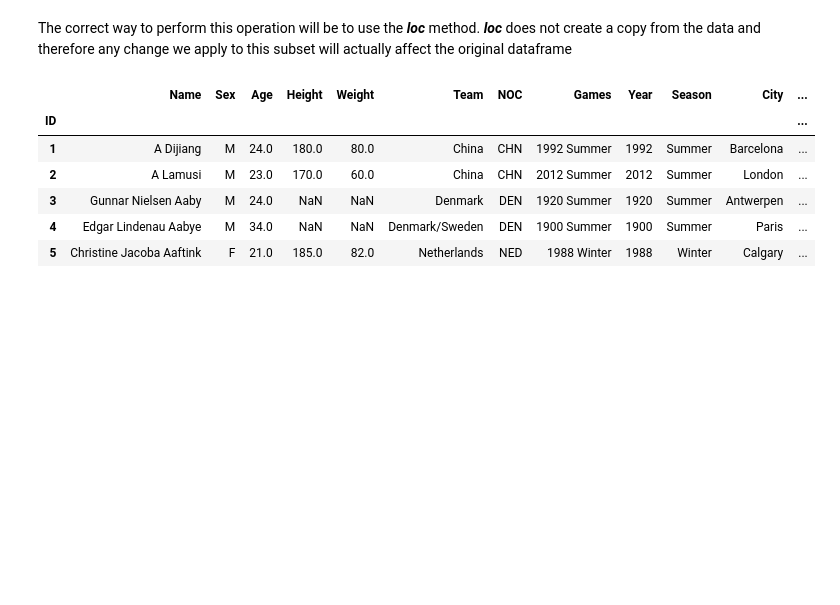
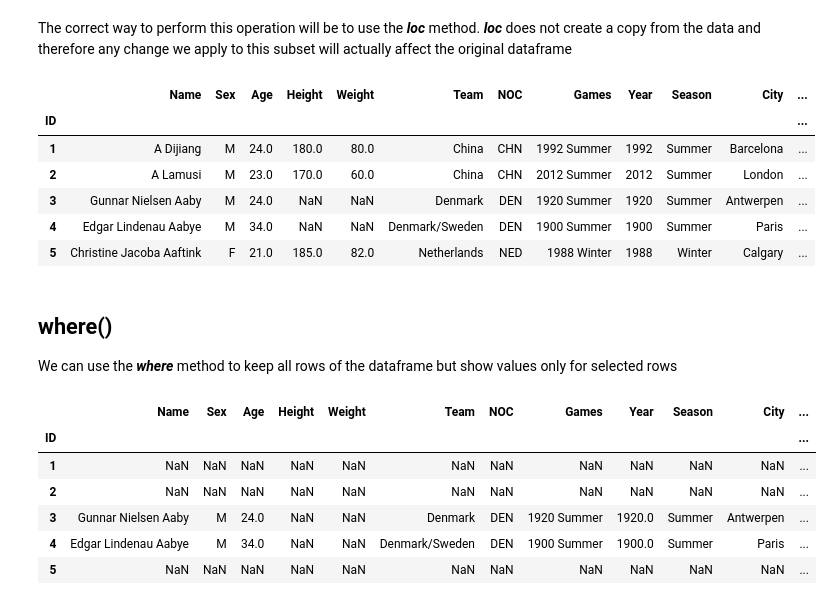
Before and after one commit to Elad-p/Python, a Jupyter notebook: Data Analysis/05_Pandas - Filtering Dataframes.ipynb, the cells around one changed output. Cells and saved outputs as stored; diff of their text form; code cells hidden in the pictures; blank space fills up the shorter version.

```diff
--- a/Data Analysis/05_Pandas - Filtering Dataframes.ipynb
+++ b/Data Analysis/05_Pandas - Filtering Dataframes.ipynb
@@ -544,3 +530,16 @@ df.head()
 | 3 | Gunnar Nielsen Aaby | M | 24.0 | NaN | NaN | Denmark | DEN | 1920 Summer | 1920 | Summer | Antwerpen | ... |
 | 4 | Edgar Lindenau Aabye | M | 34.0 | NaN | NaN | Denmark/Sweden | DEN | 1900 Summer | 1900 | Summer | Paris | ... |
 | 5 | Christine Jacoba Aaftink | F | 21.0 | 185.0 | 82.0 | Netherlands | NED | 1988 Winter | 1988 | Winter | Calgary | ... |
+# %% [markdown]
+## where()
+We can use the ***where*** method to keep all rows of the dataframe but show values only for selected rows
+# %%
+df.where(df['NOC'] == 'DEN').head()
+# %% [output]
+|  | Name | Sex | Age | Height | Weight | Team | NOC | Games | Year | Season | City | ... |
+| ID |  |  |  |  |  |  |  |  |  |  |  | ... |
+| 1 | NaN | NaN | NaN | NaN | NaN | NaN | NaN | NaN | NaN | NaN | NaN | ... |
+| 2 | NaN | NaN | NaN | NaN | NaN | NaN | NaN | NaN | NaN | NaN | NaN | ... |
+| 3 | Gunnar Nielsen Aaby | M | 24.0 | NaN | NaN | Denmark | DEN | 1920 Summer | 1920.0 | Summer | Antwerpen | ... |
+| 4 | Edgar Lindenau Aabye | M | 34.0 | NaN | NaN | Denmark/Sweden | DEN | 1900 Summer | 1900.0 | Summer | Paris | ... |
+| 5 | NaN | NaN | NaN | NaN | NaN | NaN | NaN | NaN | NaN | NaN | NaN | ... |
```
Also changed, not shown: parts of 8 cells of this notebook.
